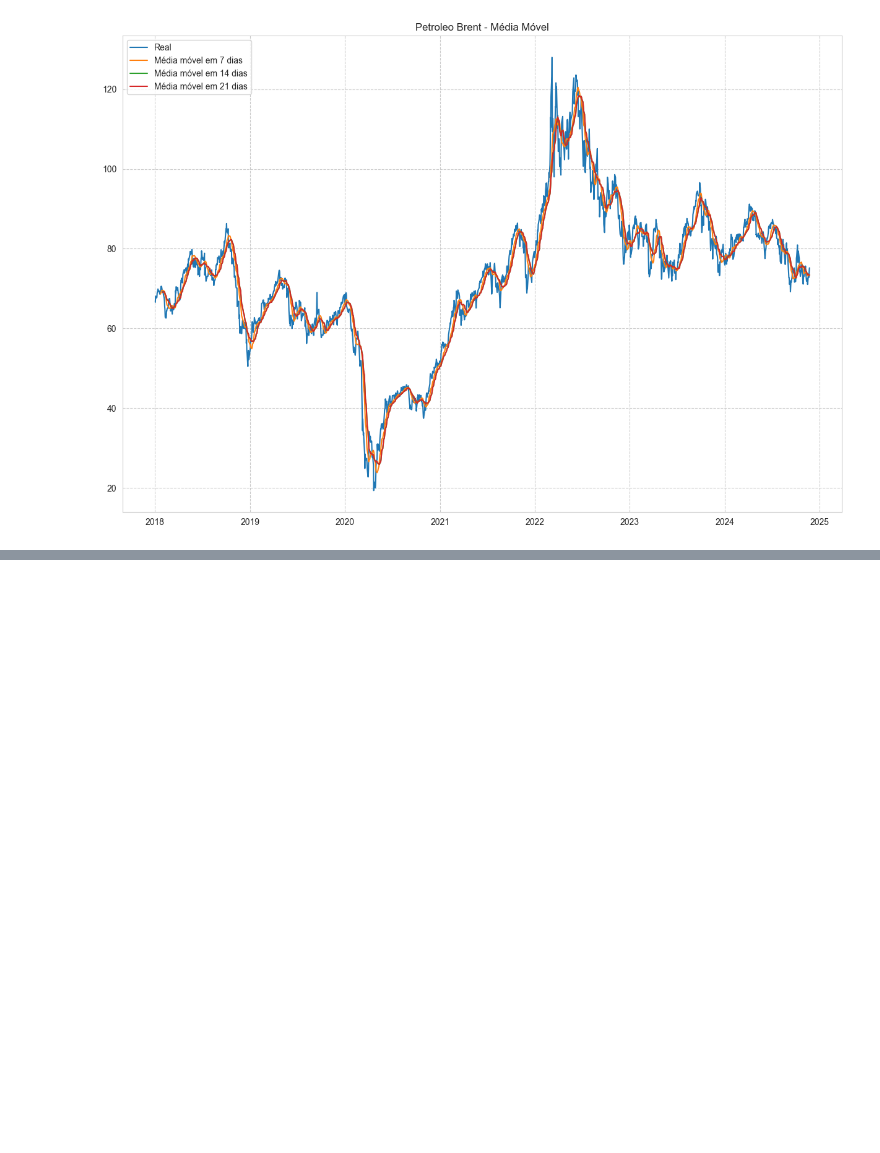
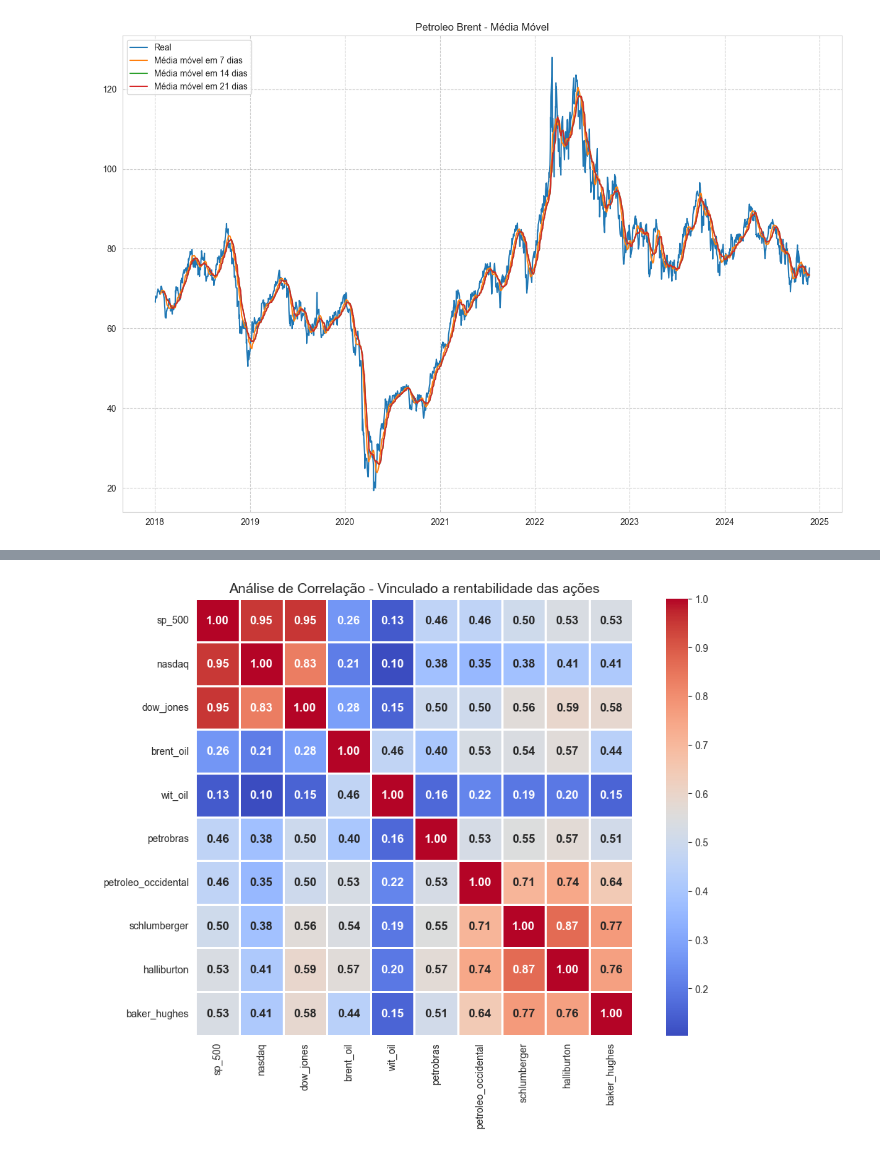
Before and after one commit to gleicessouza/projeto-petroleo-brent, a Jupyter notebook: notebooks/prevendo_os_valores.ipynb, the cells around one changed output, grey strips where cells are left out. Cells and saved outputs as stored; diff of their text form; code cells hidden in the pictures; blank space fills up the shorter version.

```diff
--- a/notebooks/prevendo_os_valores.ipynb
+++ b/notebooks/prevendo_os_valores.ipynb
@@ -519,0 +609,26 @@ plt.show()
+# %%
+
+coluna_precos_relevantes = ['sp_500', 'nasdaq', 'dow_jones', 'brent_oil', 'wit_oil',
+                            'petrobras', 'petroleo_occidental', 'schlumberger',
+                            'halliburton', 'baker_hughes']
+
+# Calcular a rentabilidade diária para cada ação/índice (usando variação percentual)
+df_rentabilidade = df_bolsa[coluna_precos_relevantes].pct_change() * 100  # Rentabilidade em %
+
+# Calcular a matriz de correlação para as rentabilidades
+corr = df_rentabilidade.corr()
+
+# Configurar o gráfico de mapa de calor
+fig, ax = plt.subplots(figsize=(12, 8))
+sns.heatmap(corr, ax=ax, cmap='coolwarm',
+            annot=True, fmt='.2f',  # Adicionar valores no gráfico com 2 casas decimais
+            linewidths=1, square=True,  # Configurar estilo do gráfico
+            annot_kws={'weight': 'bold', 'fontsize': 12})  # Personalizar os rótulos
+
+# Adicionar título e subtítulo
+ax.set_title('Análise de Correlação - Vinculado a rentabilidade das ações', fontsize=14)
+
+# Exibir o gráfico
+plt.show()
+# %% [output]
+[figure, added]
```
Also changed, not shown: parts of 10 cells of this notebook.
